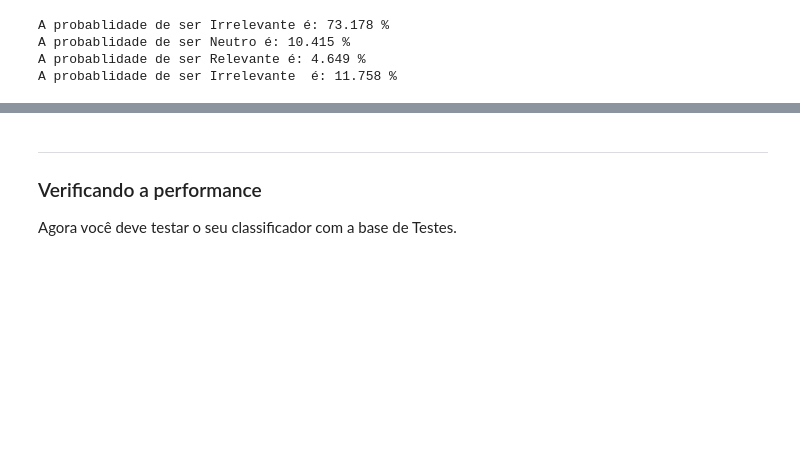
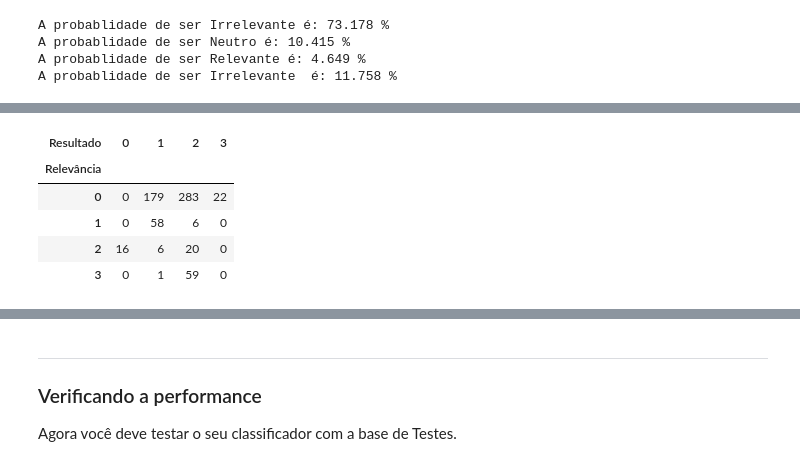
Before and after one commit to gabriellaec/CieDados-Projeto2, a Jupyter notebook: Projeto2_2.ipynb, the cells around one changed output, grey strips where cells are left out. Cells and saved outputs as stored; diff of their text form; code cells hidden in the pictures; blank space fills up the shorter version.

```diff
--- a/Projeto2_2.ipynb
+++ b/Projeto2_2.ipynb
@@ -258,3 +246,13 @@ A probablidade de ser Irrelevante é: 73.178 %
 A probablidade de ser Neutro é: 10.415 %
 A probablidade de ser Relevante é: 4.649 %
 A probablidade de ser Irrelevante  é: 11.758 %
+# %%
+g=[]
+for i in check:
+    if i not in g:
+        g.append(i)
+lala=len(g)
+dftIrreProb2=(dftIrreProb+1)/(IrrePalavras+lala)
+dftNeutroProb2=(dftNeutroProb+1)/(NeutroPalavras+lala)
+dftRelevProb2=(dftRelevProb+1)/(RelevPalavras+lala)
+dftMtRelevProb2=(dftMtRelevProb+1)/(MtRelevPalavras+lala)
@@ -260,0 +313,2 @@ A probablidade de ser Irrelevante  é: 11.758 %
+# %%
+a=bayes(dft["Treinamento"],dftPalavras,resultado)
@@ -260,0 +325,10 @@ A probablidade de ser Irrelevante  é: 11.758 %
+# %%
+xx=pd.crosstab(dft['Relevância'], dft['Resultado'])
+xx
+# %% [output]
+| Resultado | 0 | 1 | 2 | 3 |
+| Relevância |  |  |  |  |
+| 0 | 0 | 179 | 283 | 22 |
+| 1 | 0 | 58 | 6 | 0 |
+| 2 | 16 | 6 | 20 | 0 |
+| 3 | 0 | 1 | 59 | 0 |
```
Also changed, not shown: parts of 9 cells of this notebook.
